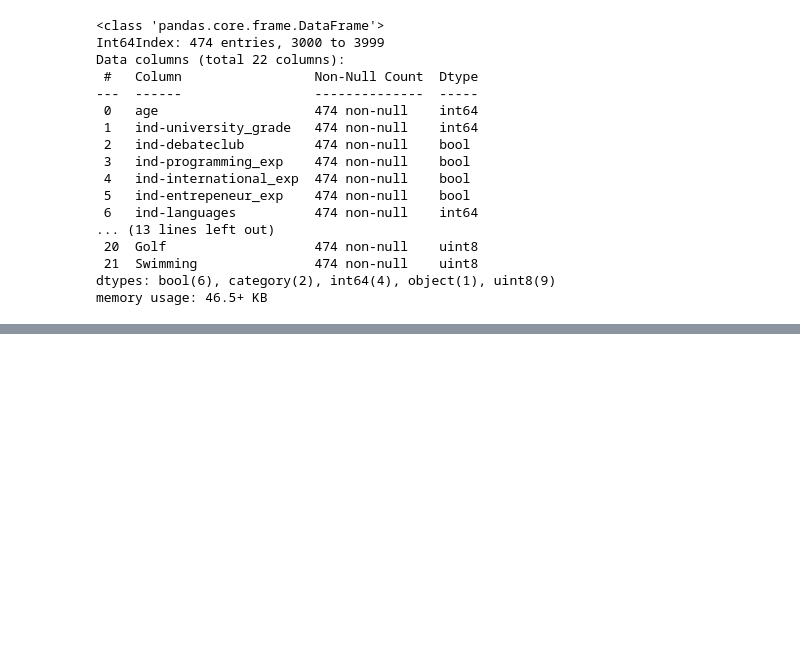
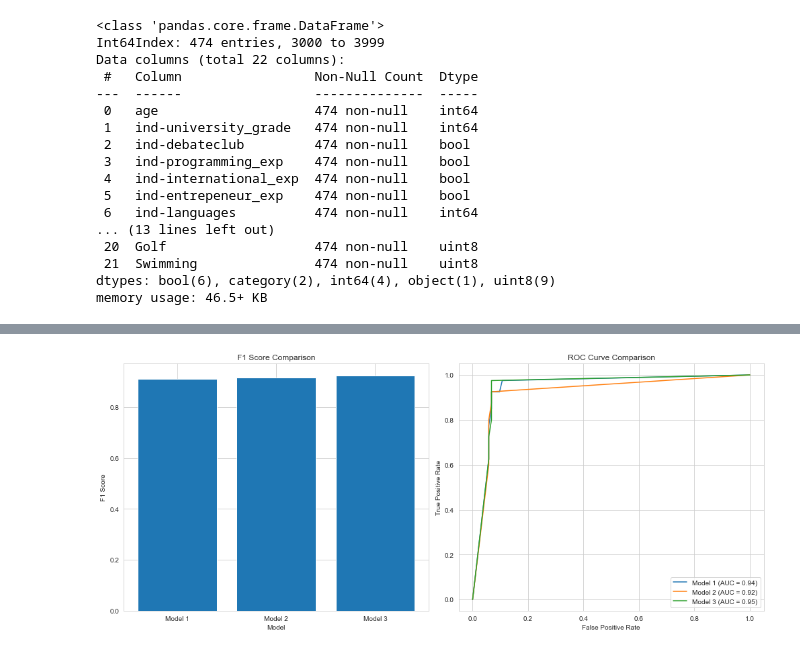
Before and after one commit to kwah-space/IDS-draft, a Jupyter notebook: A3 model.ipynb, the cells around one changed output, grey strips where cells are left out. Saved outputs shown, nothing was run; the diff lists cells and outputs as text; code cells hidden in the pictures; blank space fills up the shorter version.

```diff
--- a/A3 model.ipynb
+++ b/A3 model.ipynb
@@ -589,0 +488,15 @@ plt.show()
+# %%
+X = D_data_encoded[['ind-university_grade', 'ind-languages', 'ind-degree',
+                                 'Football', 'age']]
+y = D_data_encoded['decision']
+
+X_train_three, X_test_three, y_train_three, y_test_three = train_test_split(X, y, test_size=.3, random_state = 42,
+                                                    stratify=y)
+
+model_three = DecisionTreeClassifier(max_depth=7, min_samples_leaf=2, min_samples_split=9,
+                       random_state=42)
+
+model_three.fit(X_train_three, y_train_three)
+predictions = model_three.predict(X_test_three)
+f1 = f1_score(y_test_three, predictions, average='weighted')
+print(classification_report(y_test_three, predictions))
@@ -589,0 +516,40 @@ plt.show()
+# %%
+
+# Initialize a list to store F1-scores and ROC AUC scores for all models
+metrics = []
+
+# Example function to calculate and store metrics for a model
+def calculate_metrics(model, X_test, y_test, model_name):
+    predictions = model.predict(X_test)
+    predict_proba = model.predict_proba(X_test)[:, 1]
+    f1 = f1_score(y_test, predictions, average='weighted')
+    fpr, tpr, _ = roc_curve(y_test, predict_proba)
+    roc_auc = auc(fpr, tpr)
+    metrics.append((model_name, f1, fpr, tpr, roc_auc))
+
+# Example: Calculate and store metrics for all models
+calculate_metrics(model_one, X_test_one, y_test_one, "Model 1")
+calculate_metrics(model_two, X_test_two, y_test_two, "Model 2")
+calculate_metrics(model_three, X_test_three, y_test_three, "Model 3")
+
+# Plotting
+fig, ax = plt.subplots(1, 2, figsize=(14, 6))
+
+# Bar Chart for F1-Score
+ax[0].bar([m[0] for m in metrics], [m[1] for m in metrics])
+ax[0].set_xlabel('Model')
+ax[0].set_ylabel('F1 Score')
+ax[0].set_title('F1 Score Comparison')
+
+# ROC Curves
+for m in metrics:
+    ax[1].plot(m[2], m[3], label=f'{m[0]} (AUC = {m[4]:.2f})')
+ax[1].set_xlabel('False Positive Rate')
+ax[1].set_ylabel('True Positive Rate')
+ax[1].set_title('ROC Curve Comparison')
+ax[1].legend(loc='lower right')
+
+plt.tight_layout()
+plt.show()
+# %% [output]
+[figure, added]
```
Also changed, not shown: parts of 25 cells of this notebook.
